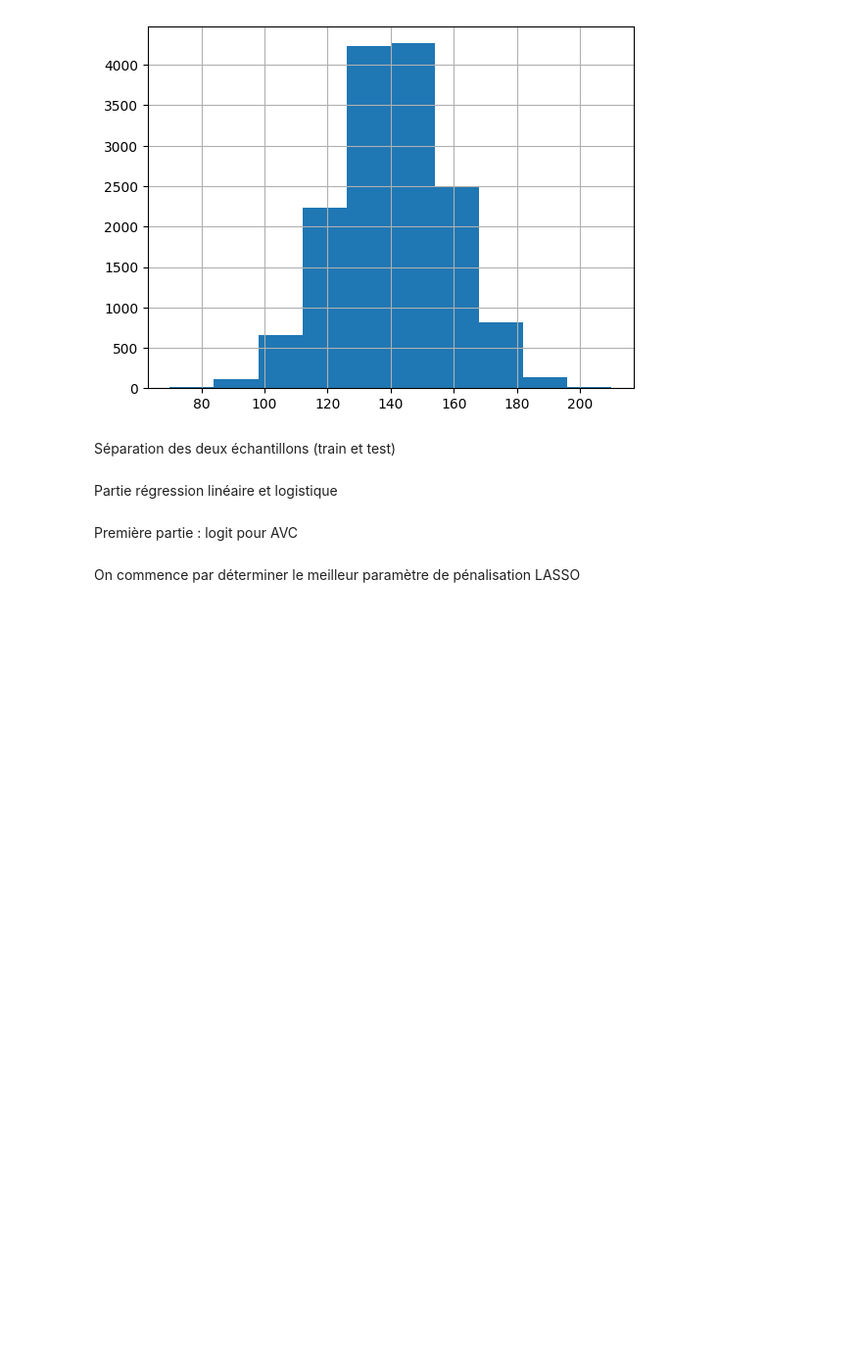
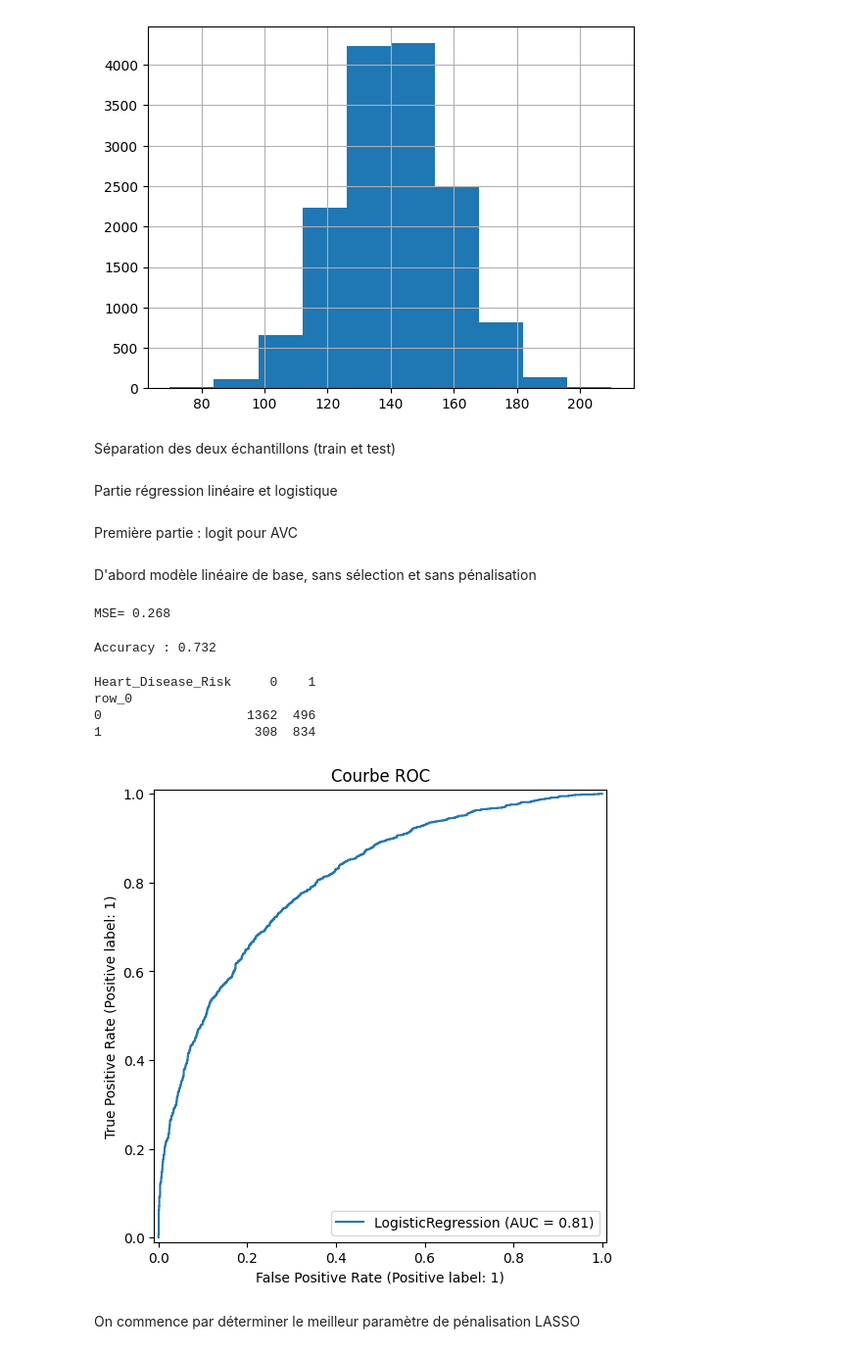
Before and after one commit to corentinbrand/ML-project, a Jupyter notebook: analyses_python/Reg_Lin.ipynb, the cells around one changed output. Shown at 98% size. Drawn from its saved outputs; the diff is of its cells as text; code cells hidden in the pictures; blank space fills up the shorter version.

Commit message:
suite reg linéaire

```diff
--- a/analyses_python/Reg_Lin.ipynb
+++ b/analyses_python/Reg_Lin.ipynb
@@ -113,6 +113,8 @@ Xr_test = scaler.transform(X_test)
 Partie régression linéaire et logistique
 # %% [markdown]
 Première partie : logit pour AVC
+# %% [markdown]
+D'abord modèle linéaire de base, sans sélection et sans pénalisation
 # %%
 from sklearn import linear_model
 from sklearn.linear_model import LogisticRegression
@@ -120,3 +123,33 @@ from sklearn.model_selection import GridSearchCV
+# %%
+logit_simple= linear_model.LogisticRegression()
+logit_simple.fit(Xr_train,Y_train_AVC)
+y_pred=logit_simple.predict(Xr_test)
+print("MSE=",mean_squared_error(Y_test_AVC,prev))
+# %% [output]
+MSE= 0.268
+# %%
+from sklearn.metrics import accuracy_score, classification_report
+print(f"Accuracy : {accuracy_score(Y_test_AVC, y_pred):.3f}")
+# %% [output]
+Accuracy : 0.732
+# %%
+
+# matrice de confusion
+table=pd.crosstab(y_pred,Y_test_AVC)
+print(table)
+# %% [output]
+Heart_Disease_Risk     0    1
+row_0
+0                   1362  496
+1                    308  834
+# %%
+from sklearn.metrics import RocCurveDisplay
+
+RocCurveDisplay.from_estimator(logit_simple, Xr_test, Y_test_AVC)
+plt.title("Courbe ROC")
+plt.show()
+# %% [output]
+[figure, added]
 # %% [markdown]
 On commence par déterminer le meilleur paramètre de pénalisation LASSO
 # %%
```
Also changed, not shown: parts of 10 cells of this notebook.
